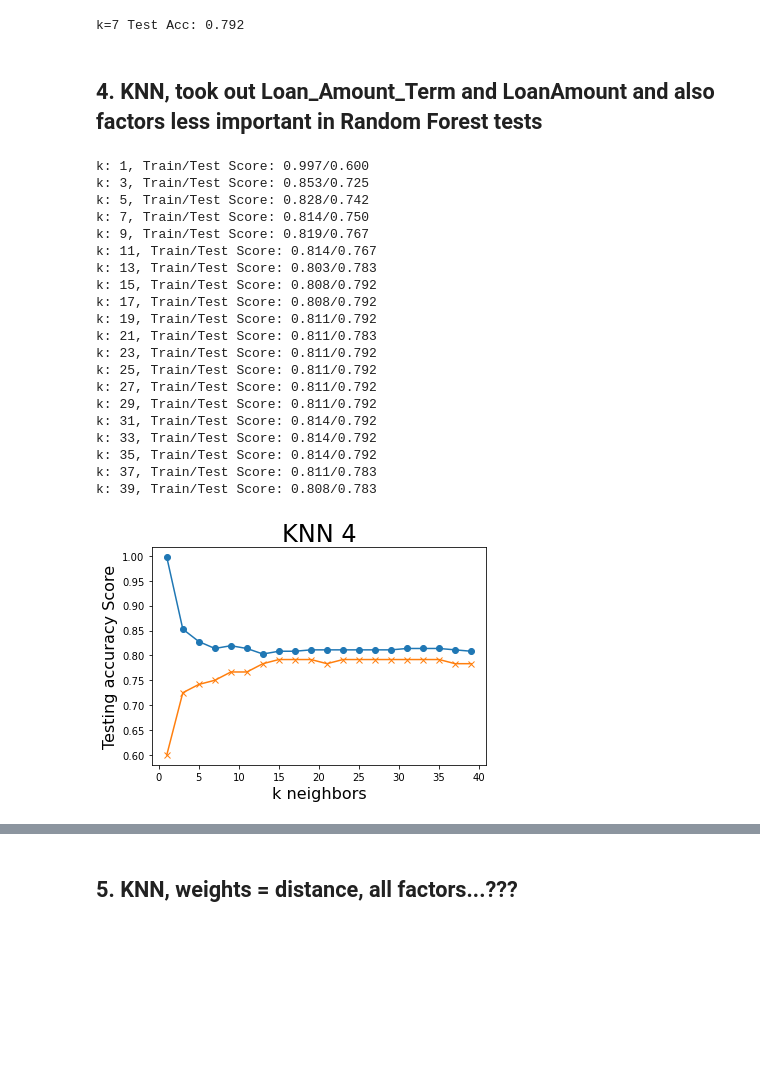
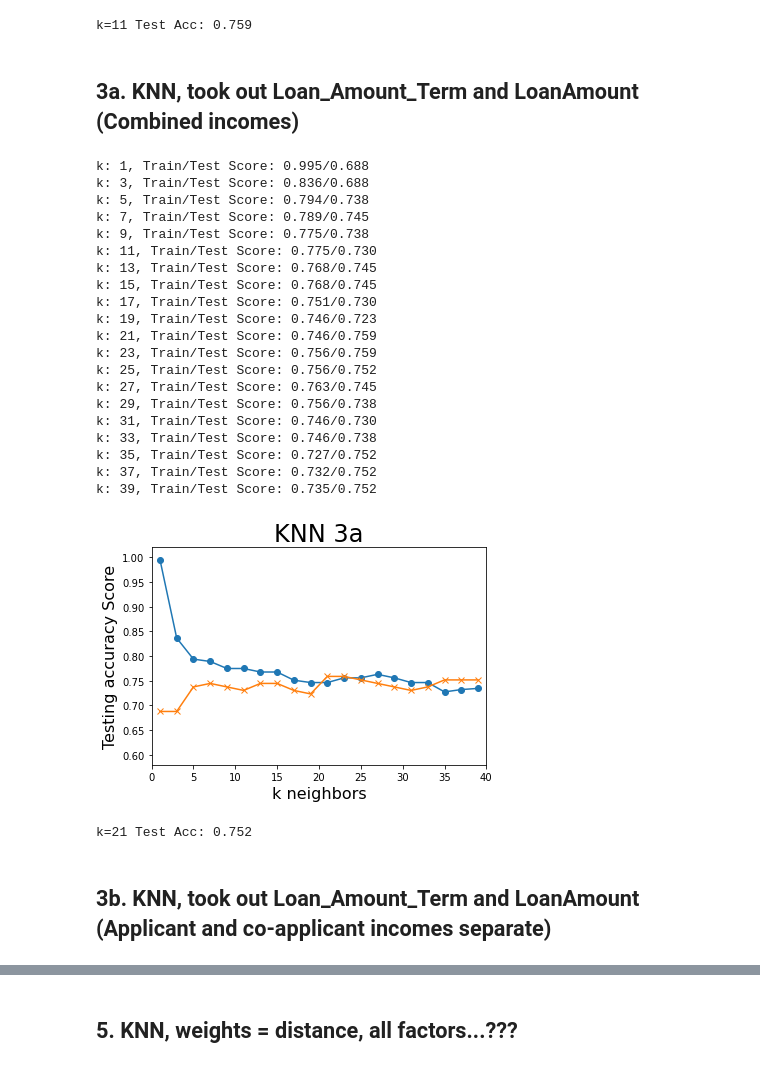
Before and after one commit to MimiBebe/Project-3, a Jupyter notebook: ml models/K_Nearest_neighbors.ipynb, the cells around one changed output, grey strips where cells are left out. Cells and saved outputs as stored; diff of their text form; code cells hidden in the pictures; blank space fills up the shorter version.

```diff
--- a/ml models/K_Nearest_neighbors.ipynb
+++ b/ml models/K_Nearest_neighbors.ipynb
@@ -243,7 +218,7 @@ k=3 Test Acc: 0.800
 # %%
-target = train_data_limit_dummies["Loan_Status_Y"]
+target = train_data["Loan_Status"]
 target_names = ["Denied", "Approved"]
-data = train_data_limit_dummies.drop(["Loan_Status_Y", "Loan_ID", 'Loan_Amount_Term'], axis=1)
+data = train_data.drop(["Loan_Status", "ApplicantIncome", "CoapplicantIncome"], axis=1)
 feature_names = data.columns
 # %%
 X_train, X_test, y_train, y_test = train_test_split(data, target, random_state=57)
@@ -303,7 +279,7 @@ k=5 Test Acc: 0.800
 # %%
-target = train_data_limit_dummies["Loan_Status_Y"]
+target = train_data["Loan_Status"]
 target_names = ["Denied", "Approved"]
-data = train_data_limit_dummies.drop(["Loan_Status_Y", "Loan_ID", 'LoanAmount', 'Loan_Amount_Term'], axis=1)
+data = train_data.drop(["Loan_Status", "TotalIncome", 'Loan_Amount_Term'], axis=1)
 feature_names = data.columns
 # %%
 X_train, X_test, y_train, y_test = train_test_split(data, target, random_state=57)
@@ -355,15 +332,15 @@ k: 39, Train/Test Score: 0.742/0.742
 # %%
-knn = KNeighborsClassifier(n_neighbors=7)
+knn = KNeighborsClassifier(n_neighbors=11)
 knn.fit(X_train_scaled, y_train)
-print('k=7 Test Acc: %.3f' % knn.score(X_test_scaled, y_test))
+print('k=11 Test Acc: %.3f' % knn.score(X_test_scaled, y_test))
 # %% [output]
-k=7 Test Acc: 0.792
+k=11 Test Acc: 0.759
 # %% [markdown]
-## 4. KNN, took out Loan_Amount_Term and LoanAmount and also factors less important in Random Forest tests
+## 3a. KNN, took out Loan_Amount_Term and LoanAmount (Combined incomes)
 # %%
-target = train_data_limit_dummies["Loan_Status_Y"]
+target = train_data["Loan_Status"]
 target_names = ["Denied", "Approved"]
-data = train_data_limit_dummies.drop(["Loan_Status_Y", "Loan_ID", 'Property_Area_Urban', 'Self_Employed_Yes', 	'LoanAmount', 'Education_Graduate', 'Gender_Female', 'Loan_Amount_Term', 	'Property_Area_Semiurban', 'Property_Area_Rural'], axis=1)
+data = train_data.drop(["Loan_Status",'LoanAmount', 'Loan_Amount_Term', "ApplicantIncome", "CoapplicantIncome"], axis=1)
 feature_names = data.columns
 # %%
 X_train, X_test, y_train, y_test = train_test_split(data, target, random_state=57)
@@ -373,42 +350,51 @@ X_test_scaled = X_scaler.transform(X_test)
 # %%
 train_scores = []
 test_scores = []
 for k in range(1, 40, 2):
     knn = KNeighborsClassifier(n_neighbors=k)
     knn.fit(X_train_scaled, y_train)
     train_score = knn.score(X_train_scaled, y_train)
     test_score = knn.score(X_test_scaled, y_test)
     train_scores.append(train_score)
     test_scores.append(test_score)
     print(f"k: {k}, Train/Test Score: {train_score:.3f}/{test_score:.3f}")
 
 
 plt.plot(range(1, 40, 2), train_scores, marker='o')
 plt.plot(range(1, 40, 2), test_scores, marker="x")
 plt.xlabel("k neighbors", fontsize=MEDIUM_SIZE)
 plt.ylabel("Testing accuracy Score", fontsize=MEDIUM_SIZE)
-plt.title("KNN 4", fontsize=BIGGER_SIZE)
-plt.savefig('static/model_images/KNN_4.png')
+plt.axis([0, 40, 0.58, 1.02])
+plt.title("KNN 3a", fontsize=BIGGER_SIZE)
+plt.savefig('../static/images/KNN_3a.png')
 plt.show()
 # %% [output]
-k: 1, Train/Test Score: 0.997/0.600
-k: 3, Train/Test Score: 0.853/0.725
-k: 5, Train/Test Score: 0.828/0.742
-k: 7, Train/Test Score: 0.814/0.750
-k: 9, Train/Test Score: 0.819/0.767
-k: 11, Train/Test Score: 0.814/0.767
-k: 13, Train/Test Score: 0.803/0.783
-k: 15, Train/Test Score: 0.808/0.792
-k: 17, Train/Test Score: 0.808/0.792
-k: 19, Train/Test Score: 0.811/0.792
-k: 21, Train/Test Score: 0.811/0.783
-k: 23, Train/Test Score: 0.811/0.792
-k: 25, Train/Test Score: 0.811/0.792
-k: 27, Train/Test Score: 0.811/0.792
-k: 29, Train/Test Score: 0.811/0.792
-k: 31, Train/Test Score: 0.814/0.792
-k: 33, Train/Test Score: 0.814/0.792
-k: 35, Train/Test Score: 0.814/0.792
-k: 37, Train/Test Score: 0.811/0.783
-k: 39, Train/Test Score: 0.808/0.783
+k: 1, Train/Test Score: 0.995/0.688
+k: 3, Train/Test Score: 0.836/0.688
+k: 5, Train/Test Score: 0.794/0.738
+k: 7, Train/Test Score: 0.789/0.745
+k: 9, Train/Test Score: 0.775/0.738
+k: 11, Train/Test Score: 0.775/0.730
+k: 13, Train/Test Score: 0.768/0.745
+k: 15, Train/Test Score: 0.768/0.745
+k: 17, Train/Test Score: 0.751/0.730
+k: 19, Train/Test Score: 0.746/0.723
+k: 21, Train/Test Score: 0.746/0.759
+k: 23, Train/Test Score: 0.756/0.759
+k: 25, Train/Test Score: 0.756/0.752
+k: 27, Train/Test Score: 0.763/0.745
+k: 29, Train/Test Score: 0.756/0.738
+k: 31, Train/Test Score: 0.746/0.730
+k: 33, Train/Test Score: 0.746/0.738
+k: 35, Train/Test Score: 0.727/0.752
+k: 37, Train/Test Score: 0.732/0.752
+k: 39, Train/Test Score: 0.735/0.752
-[figure, old version]
+[figure, new version]
+# %%
+knn = KNeighborsClassifier(n_neighbors=21)
+knn.fit(X_train_scaled, y_train)
+print('k=21 Test Acc: %.3f' % knn.score(X_test_scaled, y_test))
+# %% [output]
+k=21 Test Acc: 0.752
+# %% [markdown]
+## 3b. KNN, took out Loan_Amount_Term and LoanAmount (Applicant and co-applicant incomes separate)
```
Also changed, not shown: parts of 40 cells of this notebook, 57 other files.
